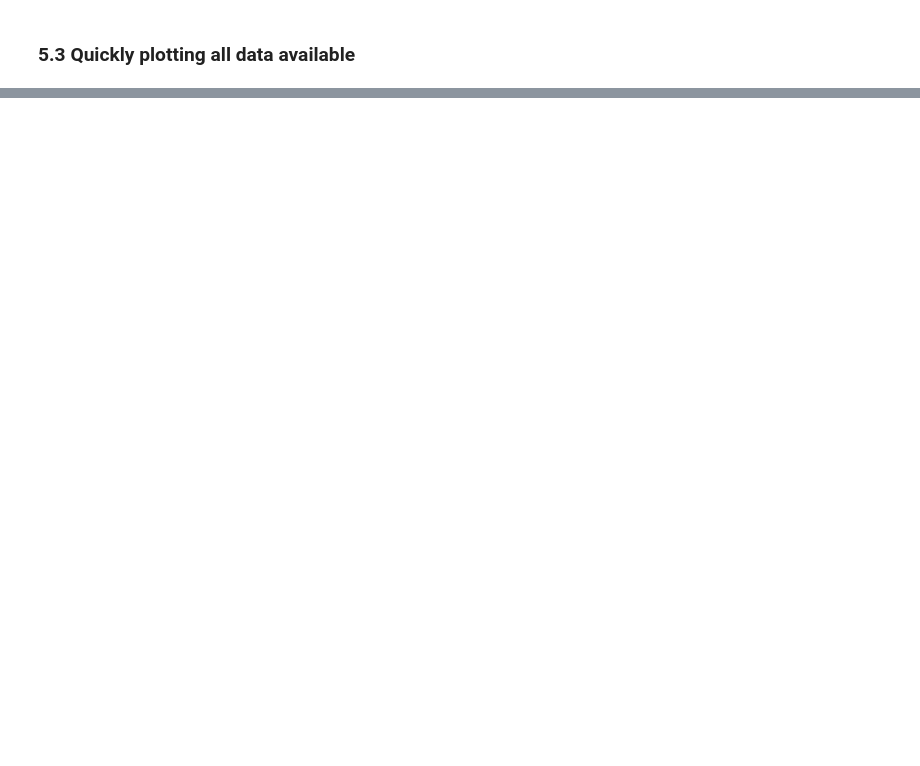
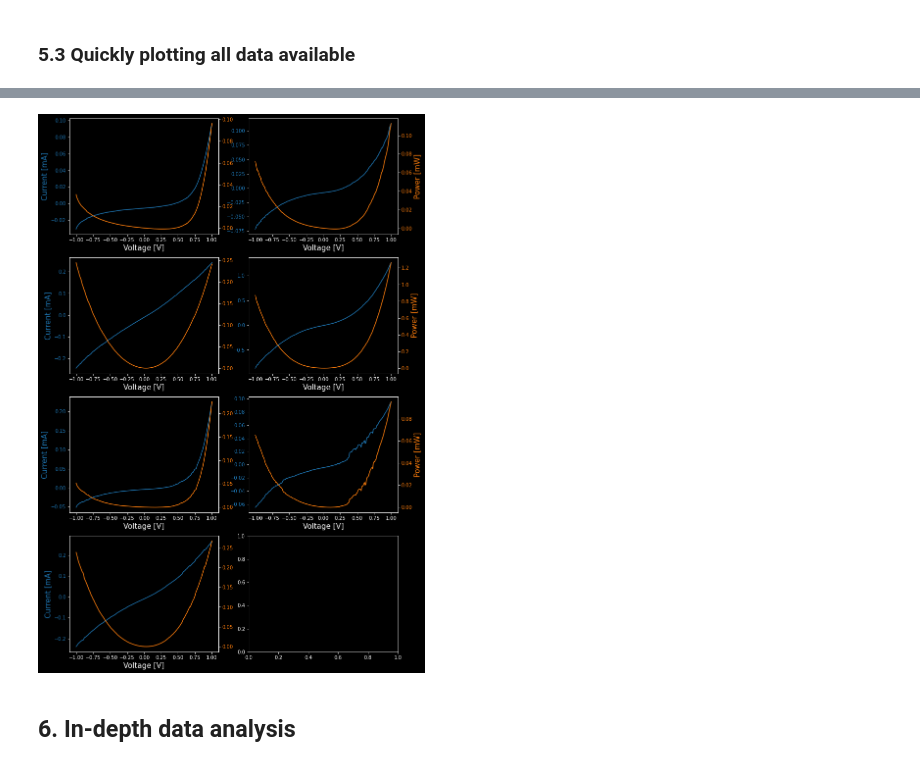
Before and after one commit to brawantonio/python_workshop_july2023, a Jupyter notebook: Python Workshop.ipynb, the cells around one changed output, grey strips where cells are left out. Saved outputs shown, nothing was run; the diff lists cells and outputs as text; code cells hidden in the pictures; blank space fills up the shorter version.

```diff
--- a/Python Workshop.ipynb
+++ b/Python Workshop.ipynb
@@ -231,0 +228,11 @@ plt.show()
+# %%
+df = pd.DataFrame()
+
+for filename in filenames:
+    #print(filename)
+    aux = pd.read_excel(filename, usecols=[0,1,2])
+    aux['file'] = filename
+    df = pd.concat([df, aux])
+
+df = df.rename(columns = {'POWER' : 'Power'})
+df.head()
@@ -232,3 +257,33 @@ plt.show()
+# %%
+#plt.figure(figsize=(10,16)) #figure size
+fig, axes = plt.subplots(4,2, figsize=(12,20))
+
+for i, filename in enumerate(filenames,0):
+    aux = df[df['file']==filename]
+
+    voltage_light = aux['Voltage'].values
+    current_light = aux['Current'].values
+    power_light = aux['Power'].values
+
+
+    #fig,ax1 = plt.subplots()
+    axes[i//2,i%2].plot(voltage_light, 1e3*current_light, color = '#1f77b4')
+    axes[i//2,i%2].set_xlabel('Voltage [V]', fontsize = 15)
+    if i%2 == 0: axes[i//2,i%2].set_ylabel('Current [mA]', fontsize = 15, color = '#1f77b4')
+    axes[i//2,i%2].tick_params(axis = 'y', labelcolor='#1f77b4')
+
+    axes_right = axes[i//2,i%2].twinx()
+    axes_right.plot(voltage_light, 1e3*power_light, color = '#ff7f0e')
+    if i%2 ==1: axes_right.set_ylabel('Power [mW]', fontsize = 15, color='#ff7f0e')
+    axes_right.tick_params(axis = 'y', labelcolor='#ff7f0e')
+
+    #plt.title('Current and power from sample', fontsize = 15)
+
+plt.show()
+# %% [output]
+[figure, added]
+# %% [markdown]
+## 6. In-depth data analysis
 # %%
 # find max power and max V,I respectively
 #Draw square
```
Also changed, not shown: parts of 8 cells of this notebook.
